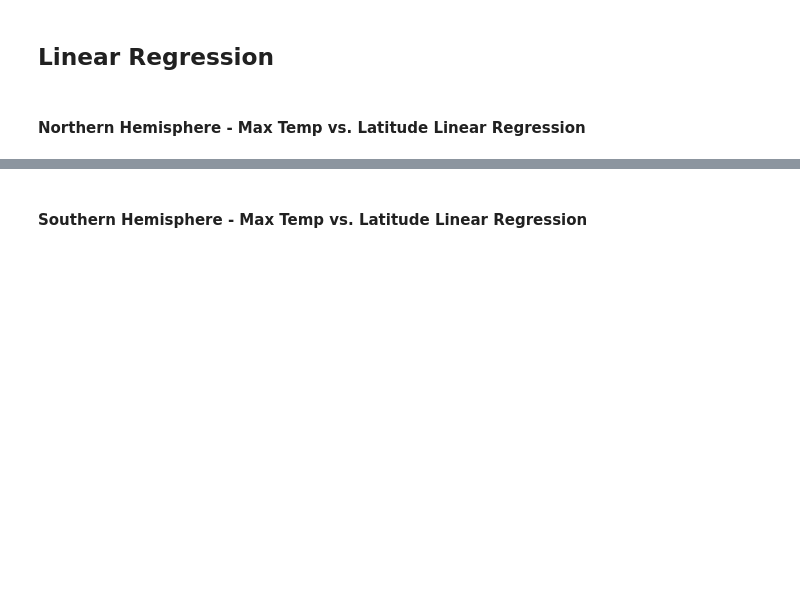
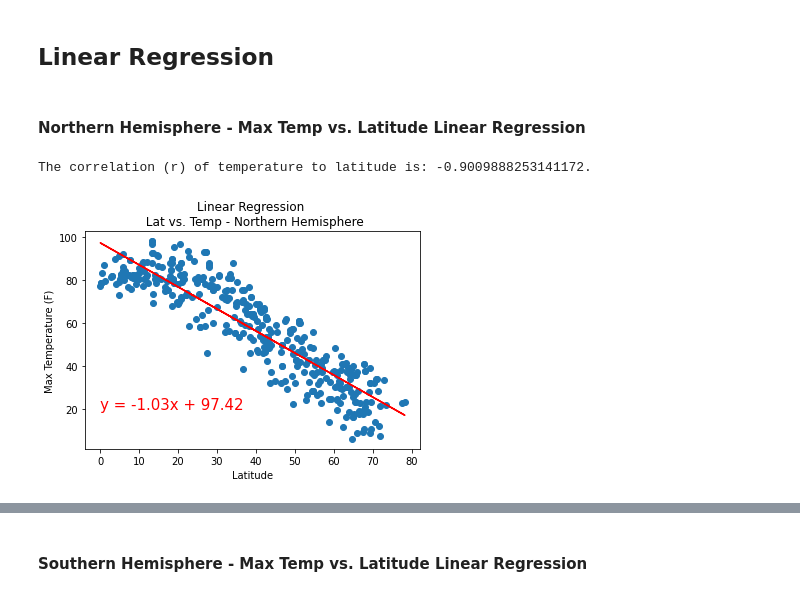
Before and after one commit to CCom20/api-challenge-python, a Jupyter notebook: weatherpy/starter_code/WeatherPy.ipynb, the cells around one changed output, grey strips where cells are left out. Cells and saved outputs as stored; diff of their text form; code cells hidden in the pictures; blank space fills up the shorter version.

Commit message:
First lineregress for Northern Hemisphere completed.

```diff
--- a/weatherpy/starter_code/WeatherPy.ipynb
+++ b/weatherpy/starter_code/WeatherPy.ipynb
@@ -405,3 +406,24 @@ Again, there doesn't seem to be any correlation (looking at it without linear re
 ## Linear Regression
 # %% [markdown]
 ####  Northern Hemisphere - Max Temp vs. Latitude Linear Regression
+# %%
+# Grab all Northern Hemisphere Data to work with
+northern_hem_df = weather_df.loc[weather_df["Lat"] > 0]
+
+nh_temp = northern_hem_df["Max Temperature"]
+nh_lat = northern_hem_df["Lat"]
+
+(slope, intercept, rvalue, pvalue, stderr) = linregress(nh_lat, nh_temp)
+regress_values = nh_lat * slope + intercept
+line_eq = "y = " + str(round(slope,2)) + "x + " + str(round(intercept,2))
+plt.scatter(nh_lat,nh_temp)
+plt.title("Linear Regression \n Lat vs. Temp - Northern Hemisphere")
+plt.ylabel("Max Temperature (F)")
+plt.xlabel("Latitude")
+plt.plot(nh_lat,regress_values,"r-")
+plt.annotate(line_eq,(0,20),fontsize=15,color="red")
+nh_temp_lat_co = sci.pearsonr(nh_lat, nh_temp)[0]
+print(f"The correlation (r) of temperature to latitude is: {nh_temp_lat_co}.")
+# %% [output]
+The correlation (r) of temperature to latitude is: -0.9009888253141172.
+[figure, added]
```
Also changed, not shown: parts of 2 cells of this notebook.
